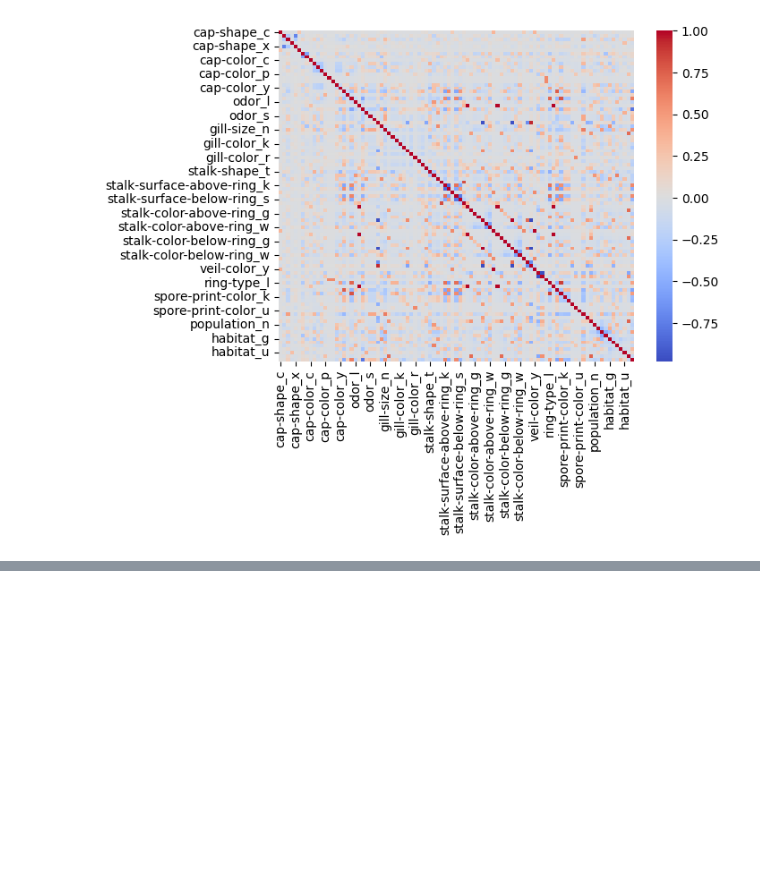
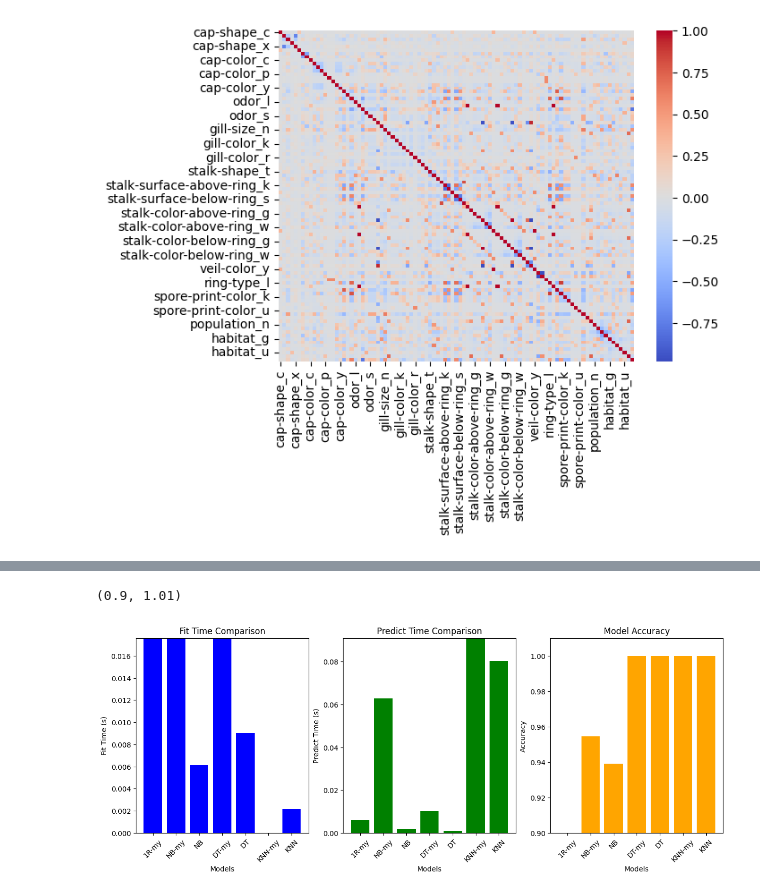
Before and after one commit to Tr3tiakoFF/DataMiningLabs, a Jupyter notebook: Classification/src/Mushroom.ipynb, the cells around one changed output, grey strips where cells are left out. Saved outputs shown, nothing was run; the diff lists cells and outputs as text; code cells hidden in the pictures; blank space fills up the shorter version.

```diff
--- a/Classification/src/Mushroom.ipynb
+++ b/Classification/src/Mushroom.ipynb
@@ -207,0 +225,18 @@ plt.show()
+# %%
+for (clf, name) in classifiers:
+    start_fit = time.time()
+    clf.fit(X_train, y_train)
+    end_fit = time.time()
+
+    start_pred = time.time()
+    y_pred = clf.predict(X_test)
+    end_pred = time.time()
+
+    accuracy1 = accuracy_score(np.array(y_test), np.array(y_pred))
+
+    fit_times.append(end_fit - start_fit)
+    predict_times.append(end_pred - start_pred)
+    accuracies.append(accuracy1)
+    names.append(name)
+
+    print(f"Model {name} | Accuracy: {accuracy1:.4f} | Fit Time: {fit_times[-1]:.4f}s | Predict Time: {predict_times[-1]:.4f}s")
@@ -207,0 +251,29 @@ plt.show()
+# %%
+plt.figure(figsize=(15, 5))
+
+plt.subplot(1, 3, 1)
+plt.bar(names, fit_times, color='blue')
+plt.xlabel("Models")
+plt.ylabel("Fit Time (s)")
+plt.title("Fit Time Comparison")
+plt.xticks(rotation=45)
+plt.ylim(0, 0.0176)
+
+plt.subplot(1, 3, 2)
+plt.bar(names, predict_times, color='green')
+plt.xlabel("Models")
+plt.ylabel("Predict Time (s)")
+plt.title("Predict Time Comparison")
+plt.xticks(rotation=45)
+plt.ylim(0, 0.091)
+
+plt.subplot(1, 3, 3)
+plt.bar(names, accuracies, color='orange')
+plt.xlabel("Models")
+plt.ylabel("Accuracy")
+plt.title("Model Accuracy")
+plt.xticks(rotation=45)
+plt.ylim(0.9, 1.01)
+# %% [output]
+(0.9, 1.01)
+[figure, added]
```
Also changed, not shown: parts of 5 cells of this notebook.
